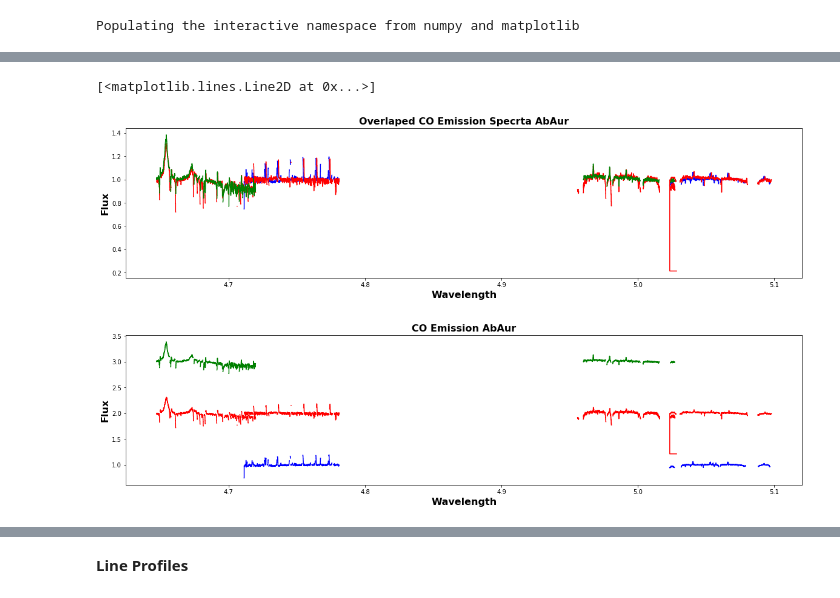
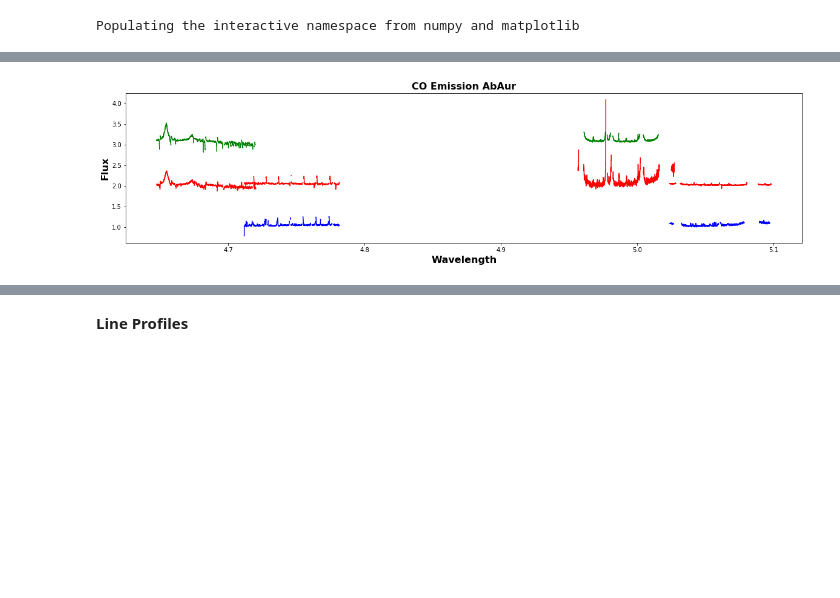
Before and after one commit to hanmars1822/summer_research, a Jupyter notebook: abaur_corrected_plots.ipynb, the cells around one changed output, grey strips where cells are left out. Saved outputs shown, nothing was run; the diff lists cells and outputs as text; code cells hidden in the pictures; blank space fills up the shorter version.

```diff
--- a/abaur_corrected_plots.ipynb
+++ b/abaur_corrected_plots.ipynb
@@ -38,7 +38,7 @@ df1213 = DataFrame(df1213, columns = ['wave', 'div', 'src', 'std'])
 df1213.loc[df1213['std'] >0, 'std'] = (df1213['std']/1.302589514146253) #normalize
 df1213.loc[df1213['std'] <no, 'div'] = None
 
-t = Table.read('/Users/hanna/Desktop/URSI/ABAUR_20121231_glue.fits')
+t = Table.read('/Users/hanna/Desktop/URSI/ABAUR_20130103_glue.fits')
 df1231 = t.to_pandas()
 df1231 = DataFrame(df1231, columns = ['wave', 'div', 'src', 'std'])
 df1231.loc[df1231['std'] >0, 'std'] = (df1231['std']/1.3036475482894394) #normalize
@@ -55,3 +55,15 @@ $\Delta$$\gamma$ = (v*$\gamma$)/c
+# %%
+#I haven't pulled the update yet, I have to re-initiate git after I moved the data out of my local repository
+def vproj(mycoord):
+    vlsr=20.0*np.array([0.014498, -0.865863, 0.500071])
+    ra_rad=mycoord.ra.radian
+    dec_rad=mycoord.dec.radian
+    vproj = vlsr[0]*np.cos(dec_rad)*np.cos(ra_rad) + vlsr[1]*np.cos(dec_rad)*np.sin(ra_rad) + vlsr[2]*np.sin(dec_rad)
+    return vproj
+def vlsr_to_vhelio(mycoord, myvlsr):
+    myvproj=vproj(mycoord)
+    myvhelio=myvlsr-myvproj
+    return myvhelio
 # %%
 #Doppler Shift
 c = 3*10**5 #km/s
@@ -83,5 +97,28 @@ df1223.loc[df1223['wave']> 0, 'wave'] = (df1223['wave']+delta_gamma1223)
 # %%
-#Full Spectrum
+#Full Spectrum Over View Plot
+'''
+#Attempting to upload indicies to the plots to make the emission lines easier to find
+out_all=extract_hitran_data('CO',4.6,5.2)  #astropy table
+lineflux_data=extract_vup(out_all,1)
+HitCO = lineflux_data['wave']
+
+for xc in HitCO:
+    axa.vlines(x=xc, ymin=ymin, ymax=ymax, color='purple', linestyle='--')
+    axb.vlines(x=xc, ymin=ymin, ymax=ymax, color='purple', linestyle='--')
+axb.legend()
+fig = plt.figure(figsize(20,10))
+ax1 = fig.add_subplot(211)
+ax2 = fig.add_subplot(211)
+ax3 = fig.add_subplot(211)
+
+ax1.set_title('CO Emission AbAur', fontsize=16, fontweight='bold')
+ax1.set_xlabel('Wavelength', fontsize=16, fontweight='bold')
+ax1.set_ylabel('Flux', fontsize=16, fontweight='bold')
+
+ax1.plot(df1213['wave'],df1213['div']+0,linestyle='steps-mid', color = 'blue')
+ax2.plot(df1231['wave'],df1231['div']+1,linestyle='steps-mid', color = 'red')
+ax3.plot(df1223['wave'],df1223['div']+2,linestyle='steps-mid', color = 'green')
+
 fig =plt.figure(figsize(20,10))
 ax1 = fig.add_subplot(211)
 ax2 = fig.add_subplot(211)
@@ -95,7 +132,7 @@ plt.plot()
 ax1.plot(df1213['wave'],df1213['div'],linestyle='steps-mid', color = 'blue')
 ax2.plot(df1231['wave'],df1231['div'],linestyle='steps-mid', color = 'red')
 ax3.plot(df1223['wave'],df1223['div'],linestyle='steps-mid', color = 'green')
-
+'''
 fig = plt.figure(figsize(20,10))
 ax1 = fig.add_subplot(211)
 ax2 = fig.add_subplot(211)
@@ -114,6 +150,4 @@ Adding an axes using the same arguments as a previous axes currently reuses the
-[<matplotlib.lines.Line2D at 0x...>]
-[figure, old version]
+[figure, new version]
-[figure, removed]
 # %%
 out_all=extract_hitran_data('CO',4.6,5.2)  #astropy table
 lineflux_data=extract_vup(out_all,1)
```
Also changed, not shown: parts of 15 cells of this notebook, 2 other files.
